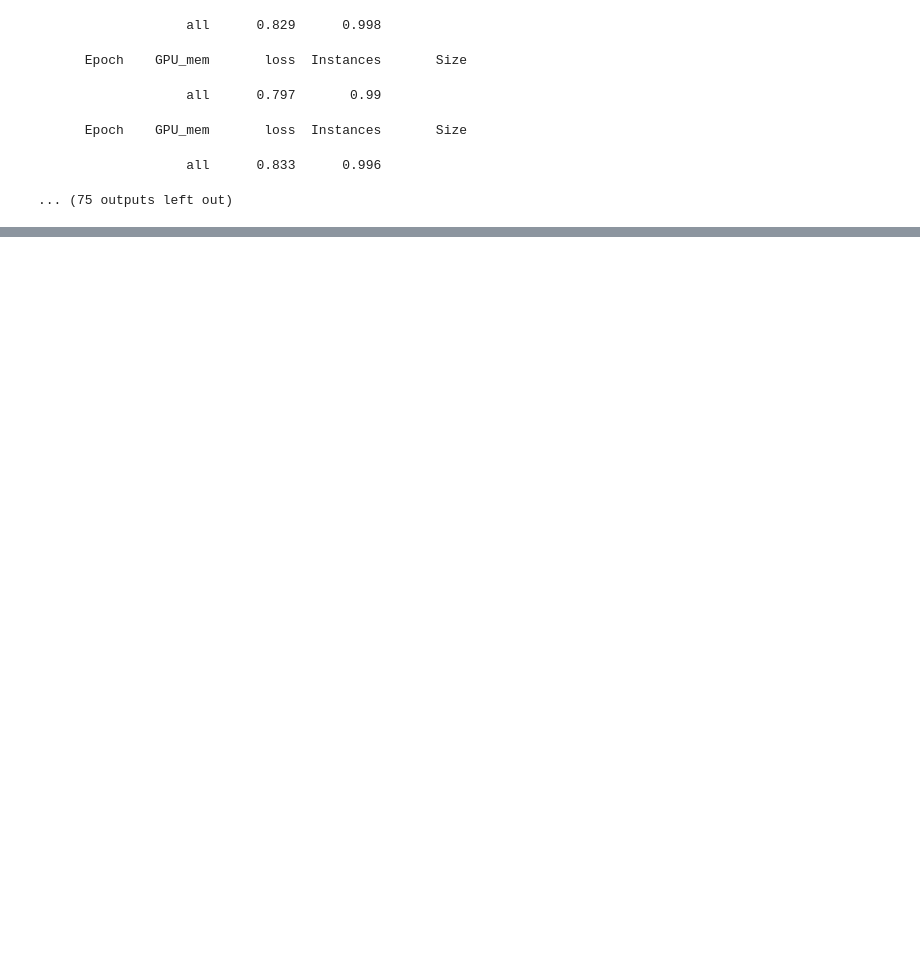
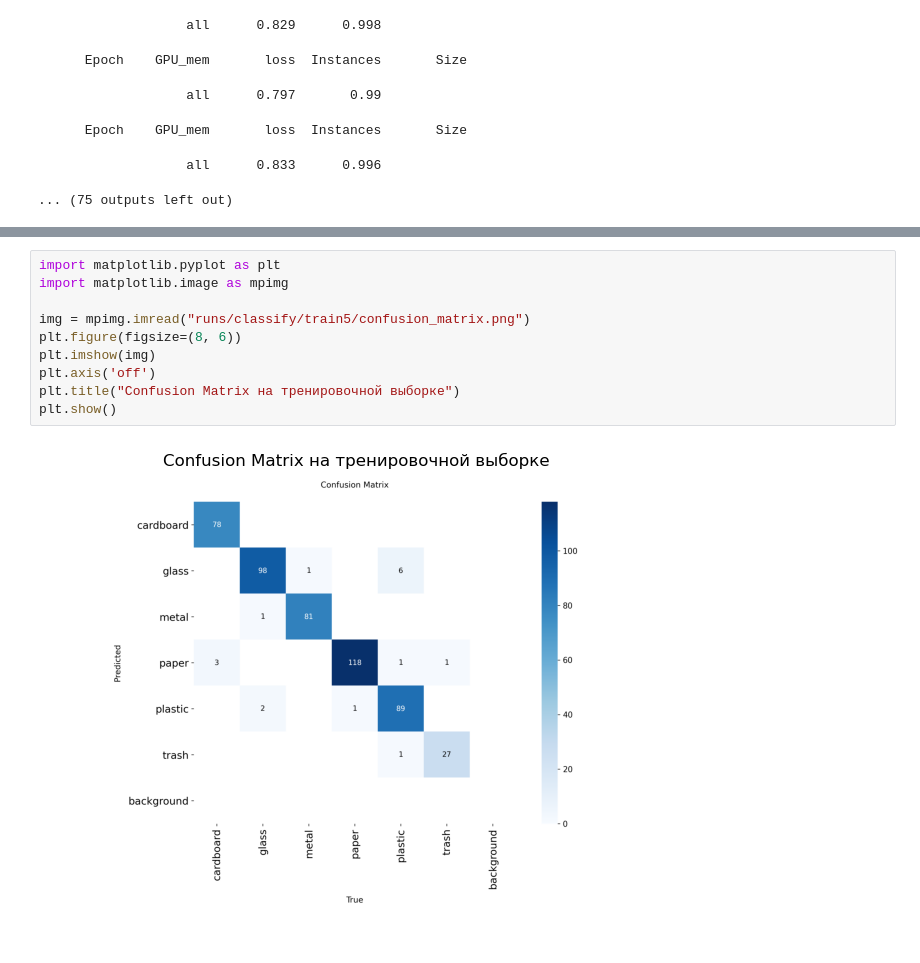
Before and after one commit to HIGSSS/Garbage-sort-classification, a Jupyter notebook: Trash_scan.ipynb, the cells around one changed output, grey strips where cells are left out. Saved outputs shown, nothing was run; the diff lists cells and outputs as text; blank space fills up the shorter version.

```diff
--- a/Trash_scan.ipynb
+++ b/Trash_scan.ipynb
@@ -108,0 +151,12 @@ Starting training for 50 epochs...
+# %%
+import matplotlib.pyplot as plt
+import matplotlib.image as mpimg
+
+img = mpimg.imread("runs/classify/train5/confusion_matrix.png")
+plt.figure(figsize=(8, 6))
+plt.imshow(img)
+plt.axis('off')
+plt.title("Confusion Matrix на тренировочной выборке")
+plt.show()
+# %% [output]
+[figure, added]
```
Also changed, not shown: parts of 3 cells of this notebook.
